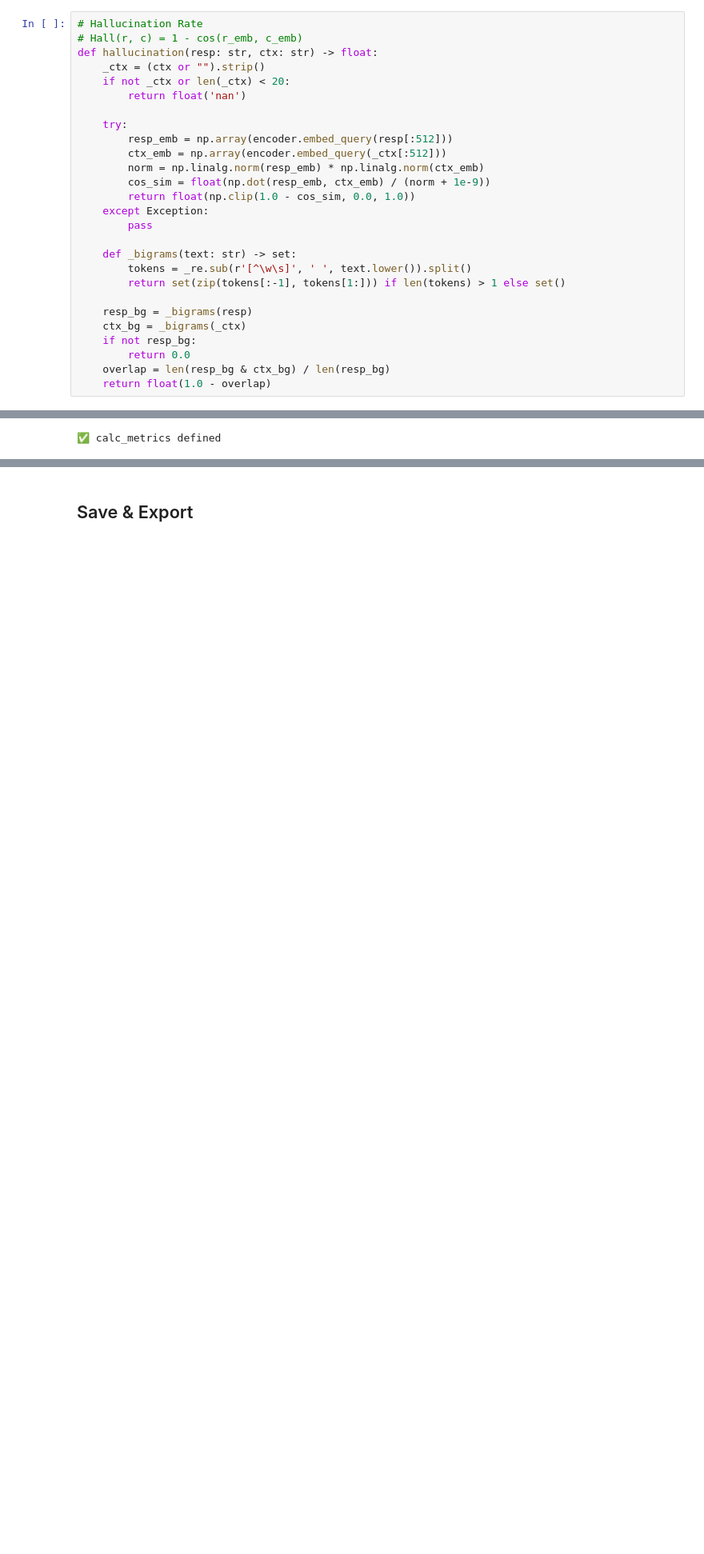
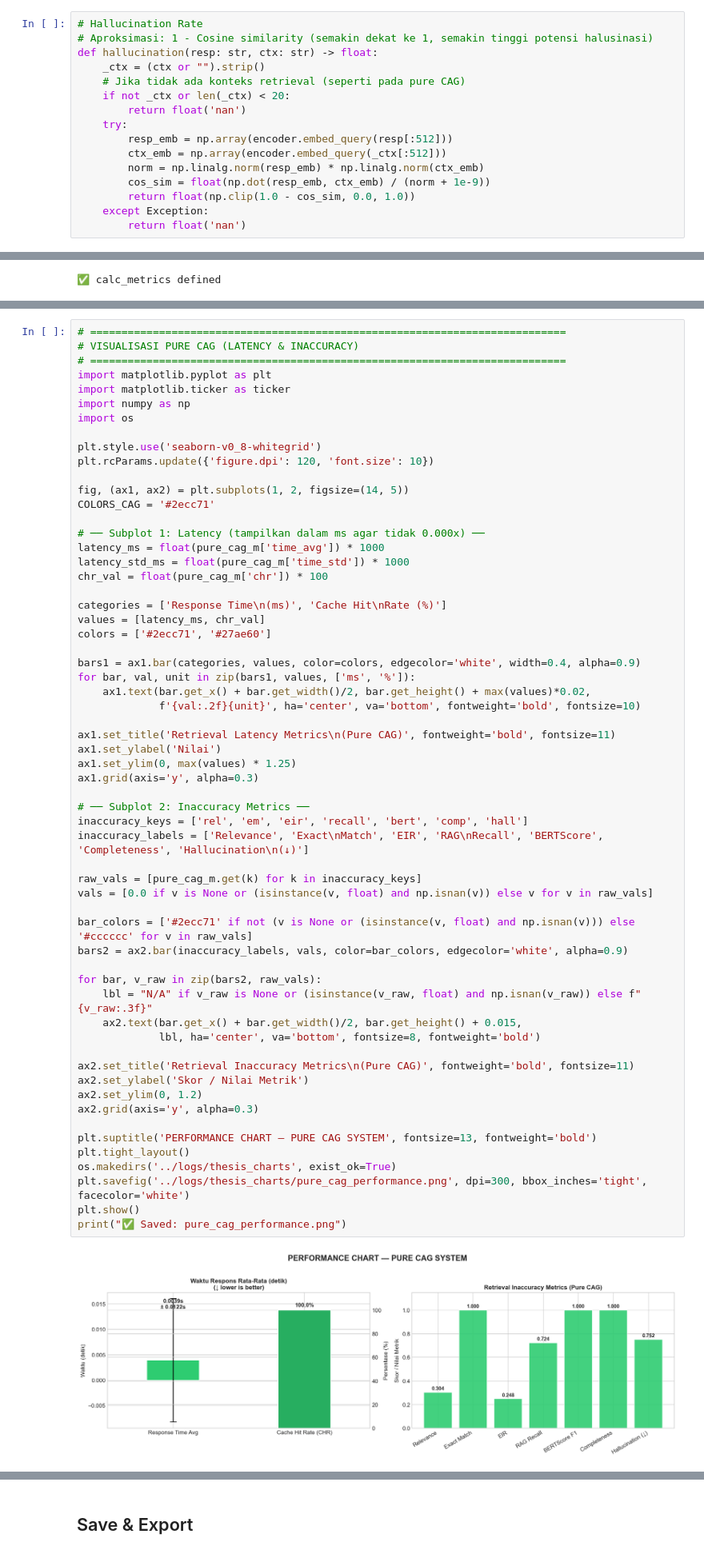
Before and after one commit to samuelsitio26/llm-chatbot-RAG-CAG, a Jupyter notebook: notebooks/Evaluate_Hospot.ipynb, the cells around one changed output, grey strips where cells are left out. Shown at 80% size. Saved outputs shown, nothing was run; the diff lists cells and outputs as text; blank space fills up the shorter version.

```diff
--- a/notebooks/Evaluate_Hospot.ipynb
+++ b/notebooks/Evaluate_Hospot.ipynb
@@ -950,11 +941,11 @@ Nilai mendekati 0 berarti jawaban sangat *grounded*; nilai mendekati 1 berarti p
 # %%
 # Hallucination Rate
-# Hall(r, c) = 1 - cos(r_emb, c_emb)
+# Aproksimasi: 1 - Cosine similarity (semakin dekat ke 1, semakin tinggi potensi halusinasi)
 def hallucination(resp: str, ctx: str) -> float:
     _ctx = (ctx or "").strip()
+    # Jika tidak ada konteks retrieval (seperti pada pure CAG)
     if not _ctx or len(_ctx) < 20:
         return float('nan')
-
     try:
         resp_emb = np.array(encoder.embed_query(resp[:512]))
         ctx_emb = np.array(encoder.embed_query(_ctx[:512]))
@@ -962,15 +953,4 @@ def hallucination(resp: str, ctx: str) -> float:
         cos_sim = float(np.dot(resp_emb, ctx_emb) / (norm + 1e-9))
         return float(np.clip(1.0 - cos_sim, 0.0, 1.0))
     except Exception:
-        pass
-
-    def _bigrams(text: str) -> set:
-        tokens = _re.sub(r'[^\w\s]', ' ', text.lower()).split()
-        return set(zip(tokens[:-1], tokens[1:])) if len(tokens) > 1 else set()
-
-    resp_bg = _bigrams(resp)
-    ctx_bg = _bigrams(_ctx)
-    if not resp_bg:
-        return 0.0
-    overlap = len(resp_bg & ctx_bg) / len(resp_bg)
-    return float(1.0 - overlap)
+        return float('nan')
@@ -2012,0 +1742,62 @@ HOTPOTQA_RESULTS = {
+# %%
+# ============================================================================
+# VISUALISASI PURE CAG (LATENCY & INACCURACY)
+# ============================================================================
+import matplotlib.pyplot as plt
+import matplotlib.ticker as ticker
+import numpy as np
+import os
+
+plt.style.use('seaborn-v0_8-whitegrid')
+plt.rcParams.update({'figure.dpi': 120, 'font.size': 10})
+
+fig, (ax1, ax2) = plt.subplots(1, 2, figsize=(14, 5))
+COLORS_CAG = '#2ecc71'
+
+# ── Subplot 1: Latency (tampilkan dalam ms agar tidak 0.000x) ──
+latency_ms = float(pure_cag_m['time_avg']) * 1000
+latency_std_ms = float(pure_cag_m['time_std']) * 1000
+chr_val = float(pure_cag_m['chr']) * 100
+
+categories = ['Response Time\n(ms)', 'Cache Hit\nRate (%)']
+values = [latency_ms, chr_val]
+colors = ['#2ecc71', '#27ae60']
+
+bars1 = ax1.bar(categories, values, color=colors, edgecolor='white', width=0.4, alpha=0.9)
+for bar, val, unit in zip(bars1, values, ['ms', '%']):
+    ax1.text(bar.get_x() + bar.get_width()/2, bar.get_height() + max(values)*0.02,
+             f'{val:.2f}{unit}', ha='center', va='bottom', fontweight='bold', fontsize=10)
+
+ax1.set_title('Retrieval Latency Metrics\n(Pure CAG)', fontweight='bold', fontsize=11)
+ax1.set_ylabel('Nilai')
+ax1.set_ylim(0, max(values) * 1.25)
+ax1.grid(axis='y', alpha=0.3)
+
+# ── Subplot 2: Inaccuracy Metrics ──
+inaccuracy_keys = ['rel', 'em', 'eir', 'recall', 'bert', 'comp', 'hall']
+inaccuracy_labels = ['Relevance', 'Exact\nMatch', 'EIR', 'RAG\nRecall', 'BERTScore', 'Completeness', 'Hallucination\n(↓)']
+
+raw_vals = [pure_cag_m.get(k) for k in inaccuracy_keys]
+vals = [0.0 if v is None or (isinstance(v, float) and np.isnan(v)) else v for v in raw_vals]
+
+bar_colors = ['#2ecc71' if not (v is None or (isinstance(v, float) and np.isnan(v))) else '#cccccc' for v in raw_vals]
+bars2 = ax2.bar(inaccuracy_labels, vals, color=bar_colors, edgecolor='white', alpha=0.9)
+
+for bar, v_raw in zip(bars2, raw_vals):
+    lbl = "N/A" if v_raw is None or (isinstance(v_raw, float) and np.isnan(v_raw)) else f"{v_raw:.3f}"
+    ax2.text(bar.get_x() + bar.get_width()/2, bar.get_height() + 0.015,
+             lbl, ha='center', va='bottom', fontsize=8, fontweight='bold')
+
+ax2.set_title('Retrieval Inaccuracy Metrics\n(Pure CAG)', fontweight='bold', fontsize=11)
+ax2.set_ylabel('Skor / Nilai Metrik')
+ax2.set_ylim(0, 1.2)
+ax2.grid(axis='y', alpha=0.3)
+
+plt.suptitle('PERFORMANCE CHART — PURE CAG SYSTEM', fontsize=13, fontweight='bold')
+plt.tight_layout()
+os.makedirs('../logs/thesis_charts', exist_ok=True)
+plt.savefig('../logs/thesis_charts/pure_cag_performance.png', dpi=300, bbox_inches='tight', facecolor='white')
+plt.show()
+print("✅ Saved: pure_cag_performance.png")
+# %% [output]
+[figure, added]
```
Also changed, not shown: parts of 41 cells of this notebook, 12 other files.
